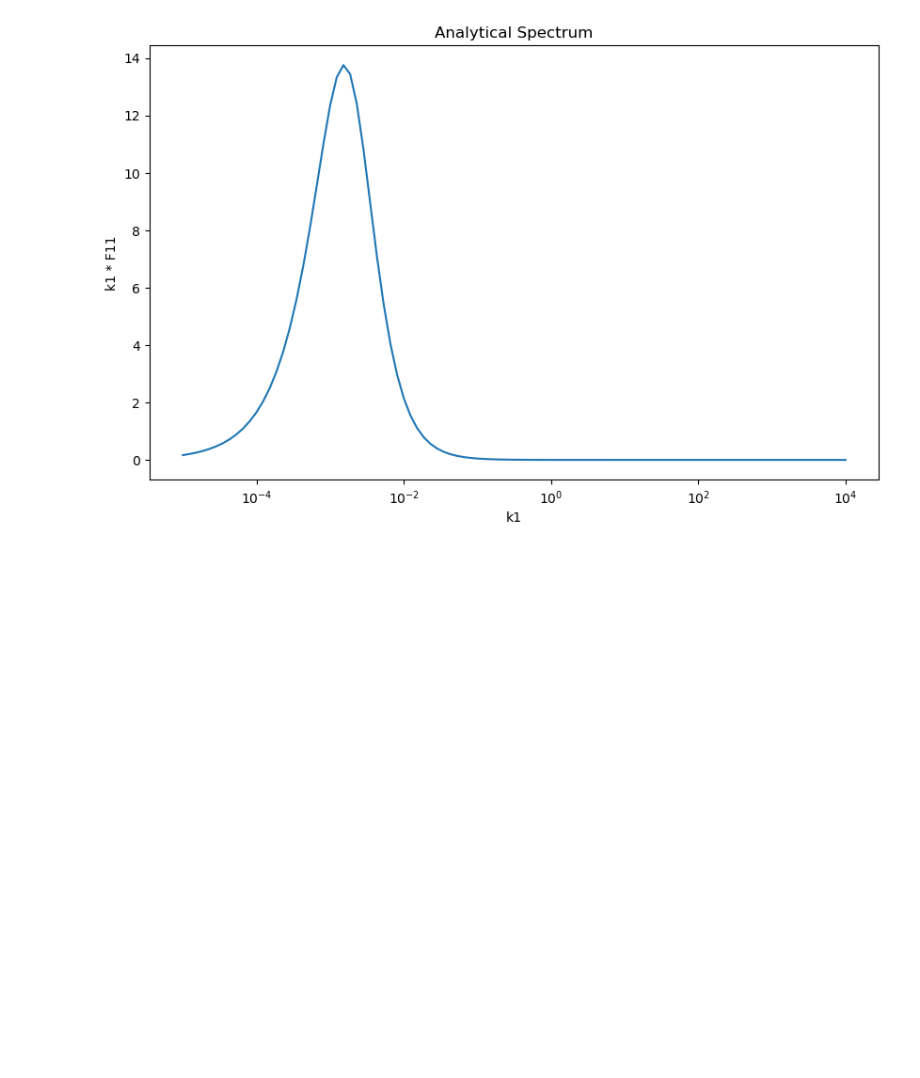
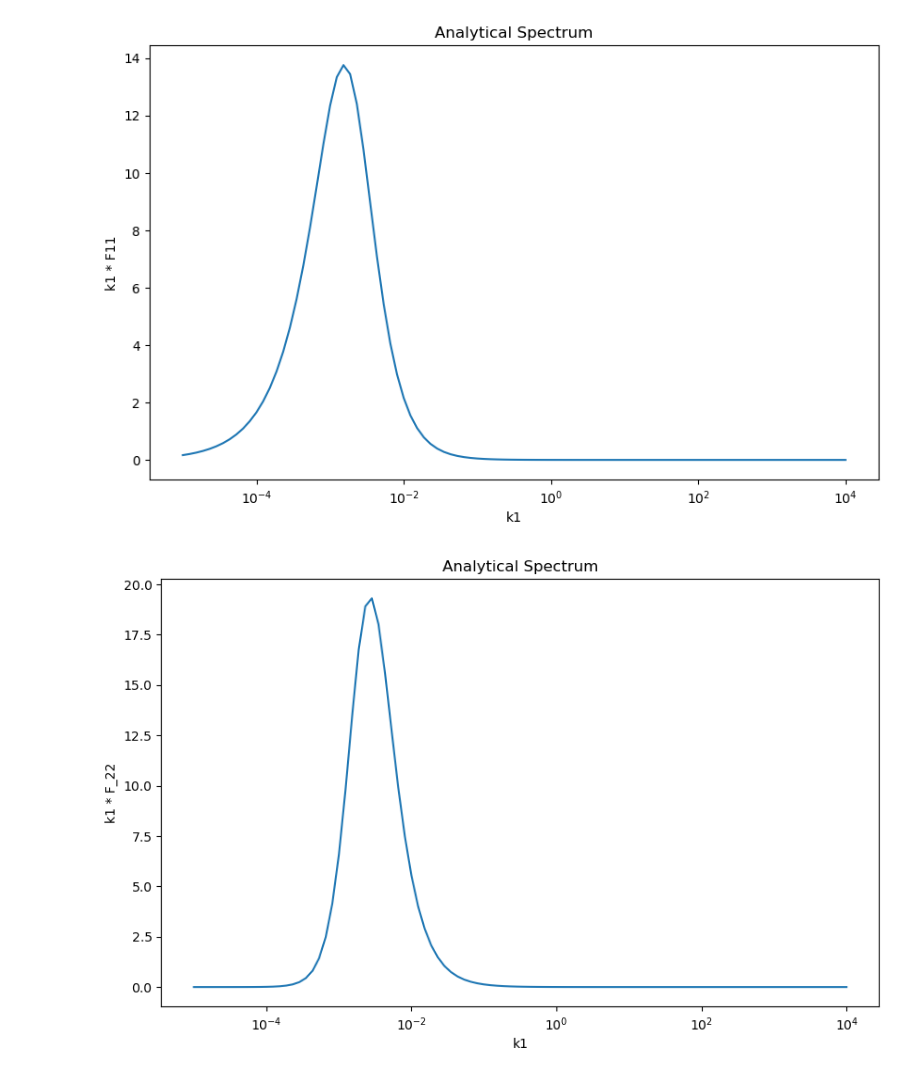
Before and after one commit to METHODS-Group/DRDMannTurb, a Jupyter notebook: low_freq_dev/random.ipynb, the cells around one changed output. Saved outputs shown, nothing was run; the diff lists cells and outputs as text; code cells hidden in the pictures; blank space fills up the shorter version.

Commit message:
Spectrum plots draft; currently have scale issue, off by several orders of mag, but slope seems right

```diff
--- a/low_freq_dev/random.ipynb
+++ b/low_freq_dev/random.ipynb
@@ -26,3 +26,12 @@ F_22_constant = (c0**2 * epsilon**(2/3) * L**(14/3) * scipy.special.gamma(7/3))\
     / (4 * np.sqrt(np.pi) * scipy.special.gamma(17/6))
 
 F_22 = F_22_constant * k1**2 / ((1 + (L * k1)**2)**(7/3))
+# %%
+plt.figure(figsize = (10, 6))
+plt.semilogx(k1, k1 * F_22)
+plt.xlabel('k1')
+plt.ylabel('k1 * F_22')
+plt.title('Analytical Spectrum')
+plt.show()
+# %% [output]
+[figure, added]
```
Also changed, not shown: 3 other files.
